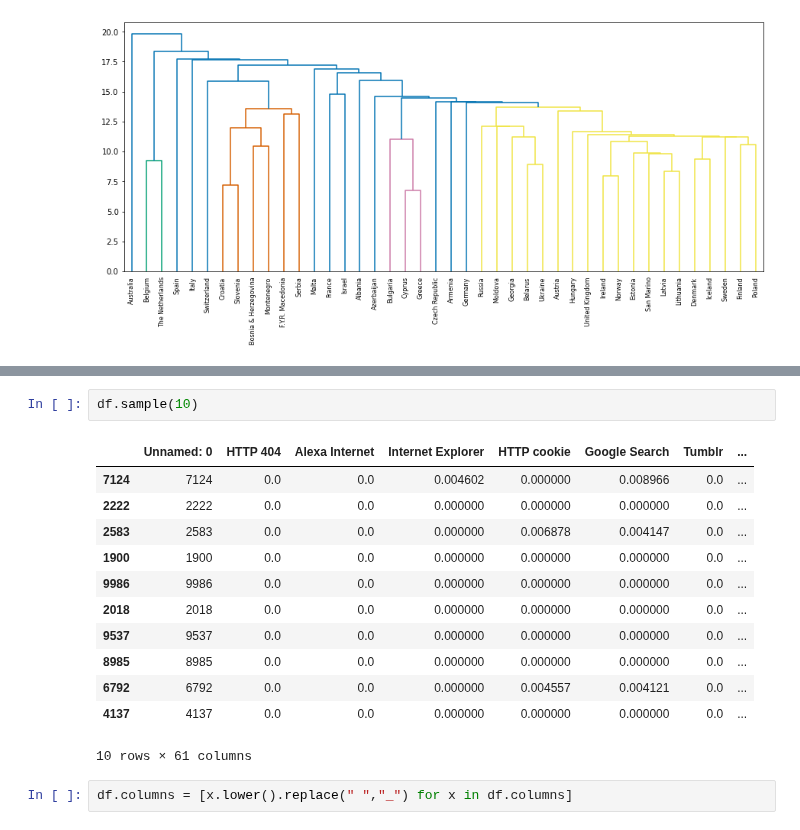
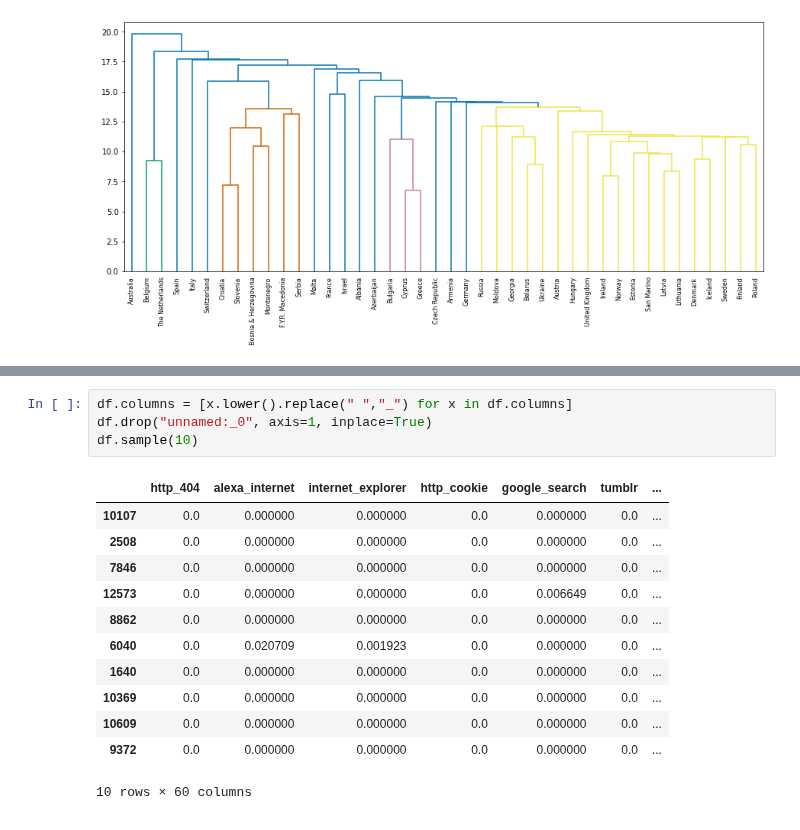
Before and after one commit to watchful-cluckets/springboard_dsci_career_track, a Jupyter notebook: datacamp_projects/unsupervised/notebook.ipynb, the cells around one changed output, grey strips where cells are left out. Drawn from its saved outputs; the diff is of its cells as text.

```diff
--- a/datacamp_projects/unsupervised/notebook.ipynb
+++ b/datacamp_projects/unsupervised/notebook.ipynb
@@ -628,18 +668,18 @@ df=pd.read_csv('datasets/wikipedia_articles/wikipedia-vectors.csv')
-# %%
-df.sample(10)
-# %% [output]
-|  | Unnamed: 0 | HTTP 404 | Alexa Internet | Internet Explorer | HTTP cookie | Google Search | Tumblr | ... |
-| 7124 | 7124 | 0.0 | 0.0 | 0.004602 | 0.000000 | 0.008966 | 0.0 | ... |
-| 2222 | 2222 | 0.0 | 0.0 | 0.000000 | 0.000000 | 0.000000 | 0.0 | ... |
-| 2583 | 2583 | 0.0 | 0.0 | 0.000000 | 0.006878 | 0.004147 | 0.0 | ... |
-| 1900 | 1900 | 0.0 | 0.0 | 0.000000 | 0.000000 | 0.000000 | 0.0 | ... |
-| 9986 | 9986 | 0.0 | 0.0 | 0.000000 | 0.000000 | 0.000000 | 0.0 | ... |
-| 2018 | 2018 | 0.0 | 0.0 | 0.000000 | 0.000000 | 0.000000 | 0.0 | ... |
-| 9537 | 9537 | 0.0 | 0.0 | 0.000000 | 0.000000 | 0.000000 | 0.0 | ... |
-| 8985 | 8985 | 0.0 | 0.0 | 0.000000 | 0.000000 | 0.000000 | 0.0 | ... |
-| 6792 | 6792 | 0.0 | 0.0 | 0.000000 | 0.004557 | 0.004121 | 0.0 | ... |
-| 4137 | 4137 | 0.0 | 0.0 | 0.000000 | 0.000000 | 0.000000 | 0.0 | ... |
-10 rows × 61 columns
 # %%
 df.columns = [x.lower().replace(" ","_") for x in df.columns]
+df.drop("unnamed:_0", axis=1, inplace=True)
+df.sample(10)
+# %% [output]
+|  | http_404 | alexa_internet | internet_explorer | http_cookie | google_search | tumblr | ... |
+| 10107 | 0.0 | 0.000000 | 0.000000 | 0.0 | 0.000000 | 0.0 | ... |
+| 2508 | 0.0 | 0.000000 | 0.000000 | 0.0 | 0.000000 | 0.0 | ... |
+| 7846 | 0.0 | 0.000000 | 0.000000 | 0.0 | 0.000000 | 0.0 | ... |
+| 12573 | 0.0 | 0.000000 | 0.000000 | 0.0 | 0.006649 | 0.0 | ... |
+| 8862 | 0.0 | 0.000000 | 0.000000 | 0.0 | 0.000000 | 0.0 | ... |
+| 6040 | 0.0 | 0.020709 | 0.001923 | 0.0 | 0.000000 | 0.0 | ... |
+| 1640 | 0.0 | 0.000000 | 0.000000 | 0.0 | 0.000000 | 0.0 | ... |
+| 10369 | 0.0 | 0.000000 | 0.000000 | 0.0 | 0.000000 | 0.0 | ... |
+| 10609 | 0.0 | 0.000000 | 0.000000 | 0.0 | 0.000000 | 0.0 | ... |
+| 9372 | 0.0 | 0.000000 | 0.000000 | 0.0 | 0.000000 | 0.0 | ... |
+10 rows × 60 columns
 # %%
```
Also changed, not shown: parts of 38 cells of this notebook.
